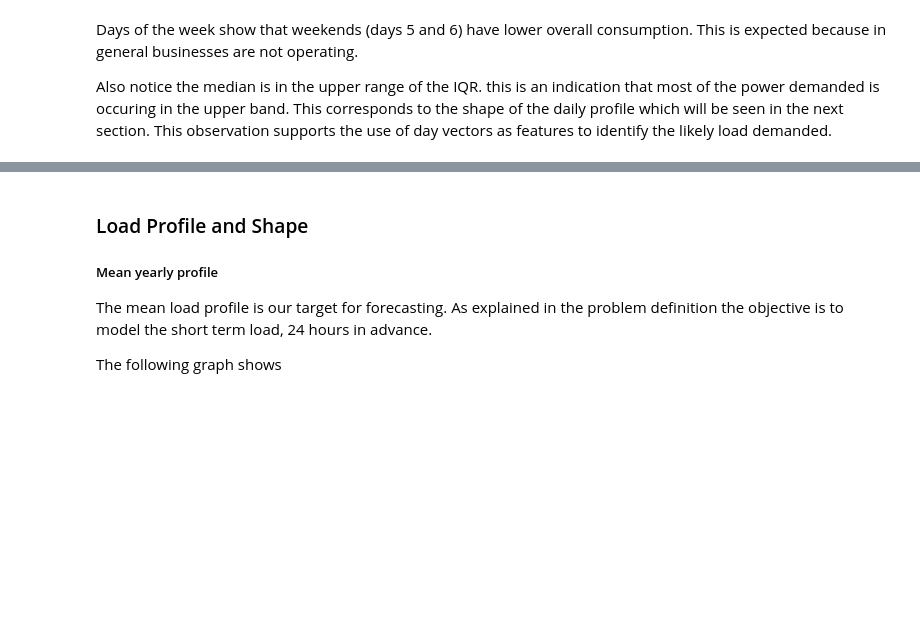
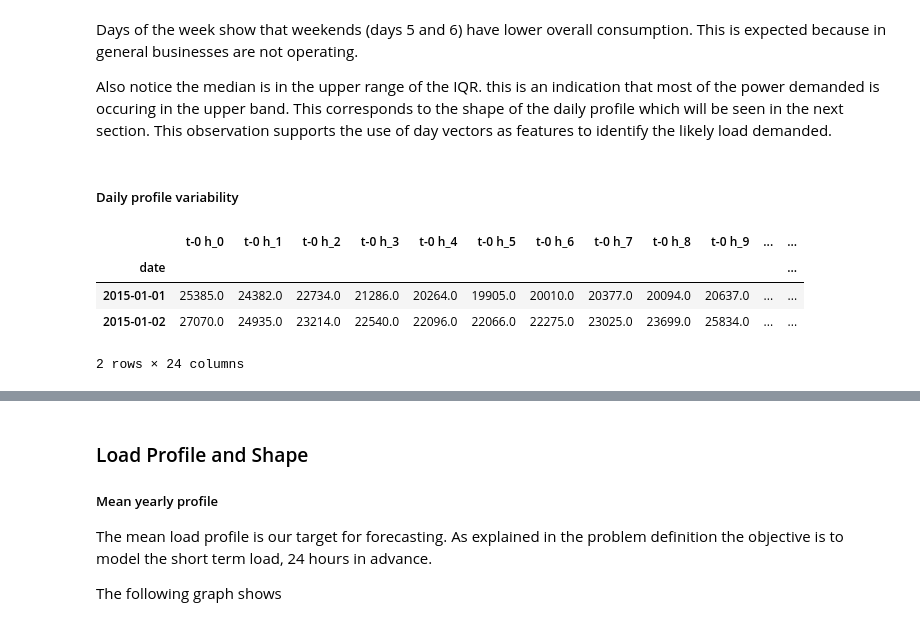
Before and after one commit to kolasniwash/short-term-energy-demand-forecasting, a Jupyter notebook: data_analysis.ipynb, the cells around one changed output, grey strips where cells are left out. Saved outputs shown, nothing was run; the diff lists cells and outputs as text; code cells hidden in the pictures; blank space fills up the shorter version.

```diff
--- a/data_analysis.ipynb
+++ b/data_analysis.ipynb
@@ -245,3 +246,18 @@ plt.show()
 Days of the week show that weekends (days 5 and 6) have lower overall consumption. This is expected because in general businesses are not operating.
 
 Also notice the median is in the upper range of the IQR. this is an indication that most of the power demanded is occuring in the upper band. This corresponds to the shape of the daily profile which will be seen in the next section. This observation supports the use of day vectors as features to identify the likely load demanded.
+# %% [markdown]
+##### Daily profile variability
+# %%
+#transform the data into hourly windows
+energy_data_transformed = transform_to_windows(energy_data)
+
+    #rename the columns
+demand_hourly = rename_cols(energy_data_transformed, shift=0)
+demand_hourly.head(2)
+# %% [output]
+|  | t-0 h_0 | t-0 h_1 | t-0 h_2 | t-0 h_3 | t-0 h_4 | t-0 h_5 | t-0 h_6 | t-0 h_7 | t-0 h_8 | t-0 h_9 | ... | ... |
+| date |  |  |  |  |  |  |  |  |  |  |  | ... |
+| 2015-01-01 | 25385.0 | 24382.0 | 22734.0 | 21286.0 | 20264.0 | 19905.0 | 20010.0 | 20377.0 | 20094.0 | 20637.0 | ... | ... |
+| 2015-01-02 | 27070.0 | 24935.0 | 23214.0 | 22540.0 | 22096.0 | 22066.0 | 22275.0 | 23025.0 | 23699.0 | 25834.0 | ... | ... |
+2 rows × 24 columns
```
Also changed, not shown: parts of 3 cells of this notebook, 10 other files.
